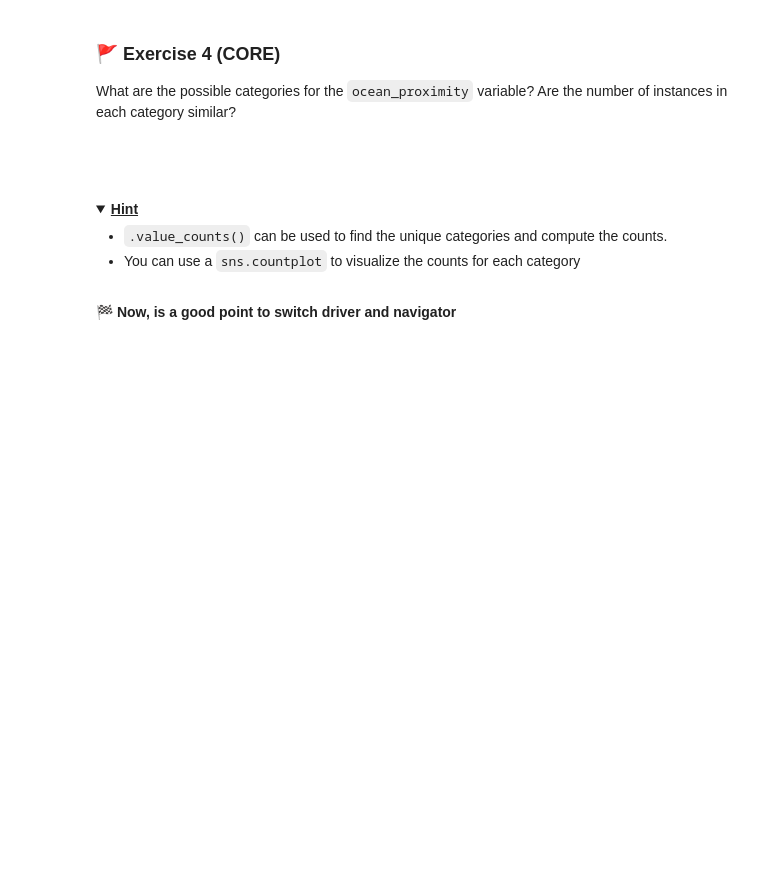
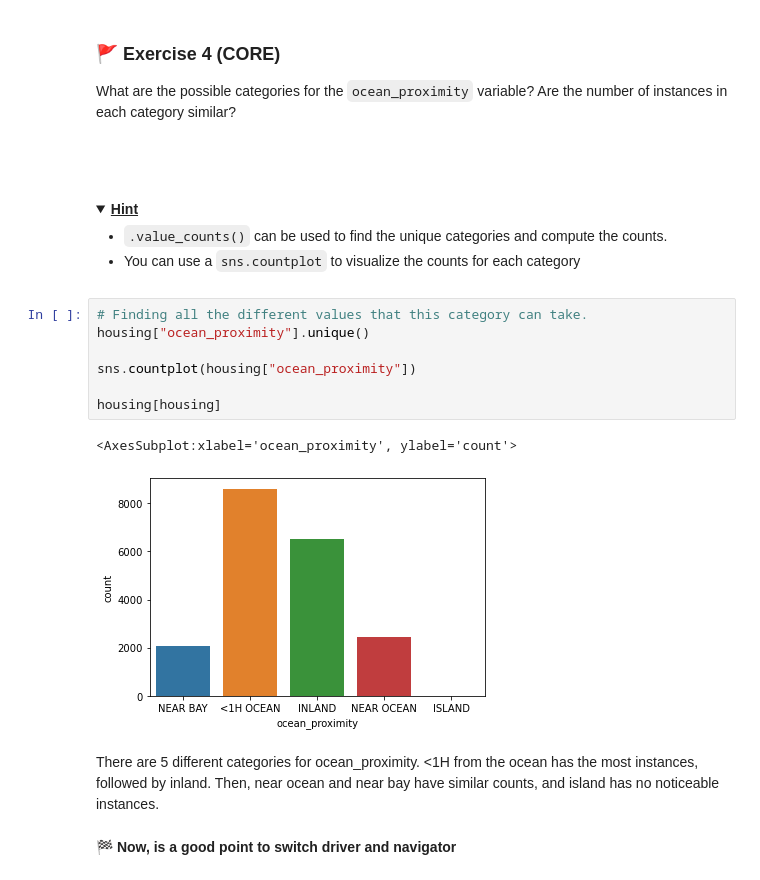
Before and after one commit to whenshon1/PyMLWk1, a Jupyter notebook: mlp_week01.ipynb, the cells around one changed output. Drawn from its saved outputs; the diff is of its cells as text; folded sections open; blank space fills up the shorter version.

```diff
--- a/mlp_week01.ipynb
+++ b/mlp_week01.ipynb
@@ -221,6 +254,18 @@ What are the possible categories for the `ocean_proximity` variable? Are the num
 - You can use a <code>sns.countplot</code> to visualize the counts for each category
 
 </details>
+# %%
+# Finding all the different values that this category can take.
+housing["ocean_proximity"].unique()
+
+sns.countplot(housing["ocean_proximity"])
+
+housing[housing]
+# %% [output]
+<AxesSubplot:xlabel='ocean_proximity', ylabel='count'>
+[figure, added]
+# %% [markdown]
+There are 5 different categories for ocean_proximity. <1H from the ocean has the most instances, followed by inland. Then, near ocean and near bay have similar counts, and island has no noticeable instances.
 # %% [markdown]
 🏁 **Now, is a good point to switch driver and navigator**
 # %% [markdown]
```
Also changed, not shown: parts of 6 cells of this notebook.
